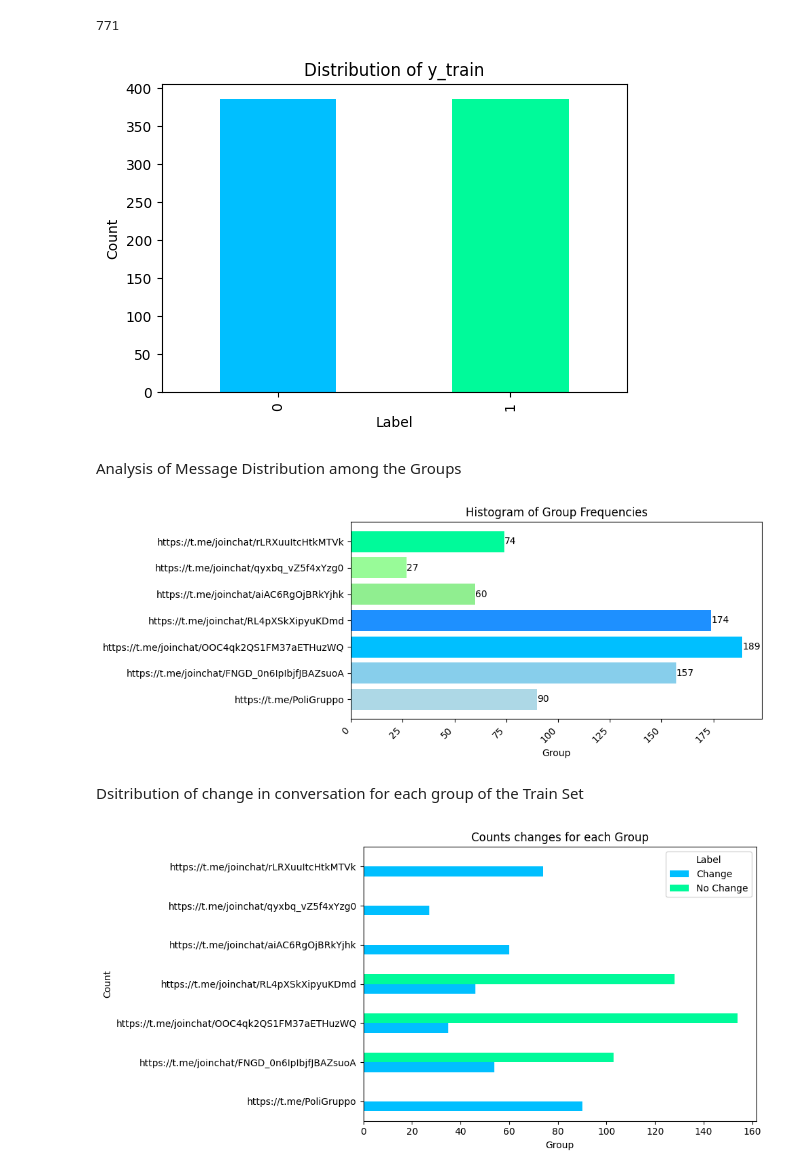
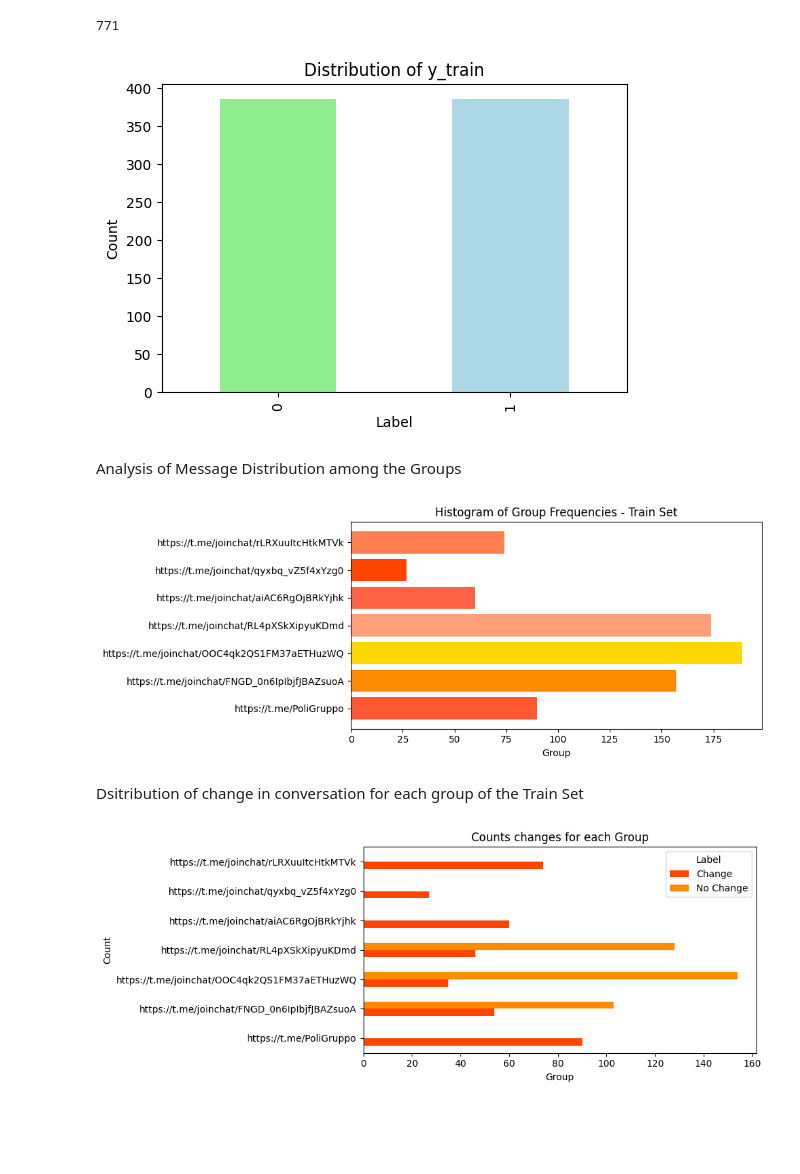
Before and after one commit to amirmosio/telegram-event-detection, a Jupyter notebook: data_analysis/result_analysis.ipynb, the cells around one changed output. Saved outputs shown, nothing was run; the diff lists cells and outputs as text; code cells hidden in the pictures; blank space fills up the shorter version.

```diff
--- a/data_analysis/result_analysis.ipynb
+++ b/data_analysis/result_analysis.ipynb
@@ -279,13 +278,13 @@ print(len(X_train))
 label_counts = df_train['label'].value_counts()
 
 plt.figure(figsize=(6, 4))
-label_counts.plot(kind='bar', color=['#00BFFF', '#00FA9A'])
+label_counts.plot(kind='bar', color=['lightgreen', 'lightblue'])
 plt.title('Distribution of y_train')
 plt.xlabel('Label')
 plt.ylabel('Count')
 plt.show()
 # %% [output]
-[figure, old version]
+[figure, new version]
 # %% [markdown]
 Analysis of Message Distribution among the Groups
 # %%
@@ -293,26 +292,28 @@ group_counts = df_train.groupby('group').size()
 group_names = group_counts.index
 frequencies = group_counts.values
 plt.figure(figsize=(10, 4))
+colors = ['#FF5733', '#FF8C00', '#FFD700', '#FFA07A', '#FF6347', '#FF4500', '#FF7F50']
 plt.barh(group_names, frequencies, color=colors)
-plt.title('Histogram of Group Frequencies')
+plt.title('Histogram of Group Frequencies - Train Set')
 plt.xlabel('Group')
-plt.xticks(rotation=45, ha='right')
+'''
 for i, v in enumerate(frequencies):
     plt.text(v, i, str(v), ha='left', va='center', color='black')
+'''
 plt.tight_layout()
 plt.show()
 # %% [output]
-[figure, old version]
+[figure, new version]
 # %% [markdown]
 Dsitribution of change in conversation for each group of the Train Set
 # %%
 group_label_counts = df_train.groupby('group')['label'].value_counts().unstack()
-group_label_counts.plot(kind='barh', figsize=(10, 5), color = ['#00BFFF', '#00FA9A'])
-plt.title('Counts changes for each Group')
+group_label_counts.plot(kind='barh', figsize=(10, 4), color = ['#FF4500', '#FF8C00'])
+plt.title('Counts Changes for each Group')
 plt.xlabel('Group')
 plt.ylabel('Count')
 plt.legend(title='Label', labels=['Change', 'No Change'])
 plt.tight_layout()
 plt.show()
 # %% [output]
-[figure, old version]
+[figure, new version]
```
Also changed, not shown: parts of 2 cells of this notebook, 1 other file.
